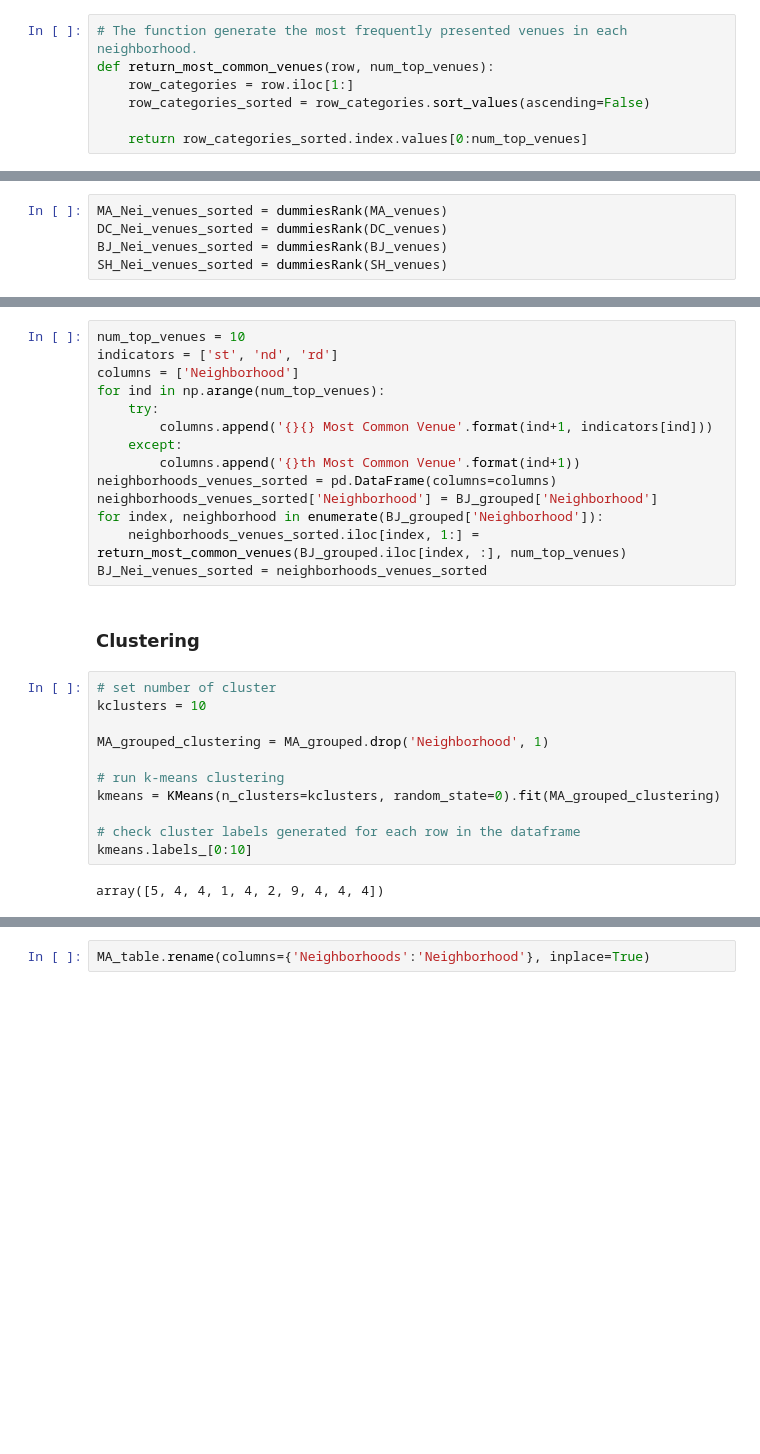
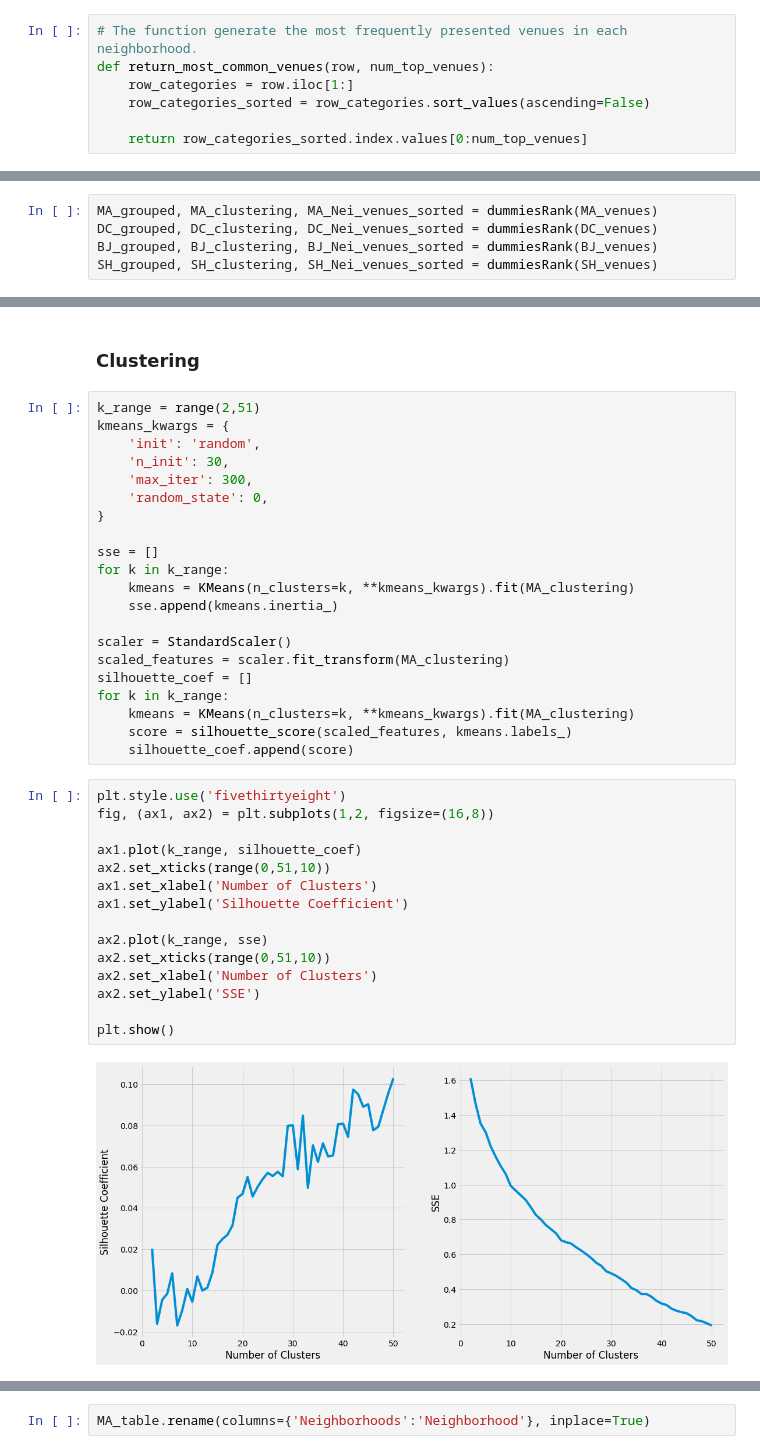
Before and after one commit to syzsyzsyzyzs/IBM_proj, a Jupyter notebook: Culture vs Function.ipynb, the cells around one changed output, grey strips where cells are left out. Drawn from its saved outputs; the diff is of its cells as text; blank space fills up the shorter version.

Commit message:
Just do the Elbow plot for MA

```diff
--- a/Culture vs Function.ipynb
+++ b/Culture vs Function.ipynb
@@ -587,5 +594,5 @@ def dummiesRank(venues_data, num_top_venues=10):
 # %%
-MA_Nei_venues_sorted = dummiesRank(MA_venues)
-DC_Nei_venues_sorted = dummiesRank(DC_venues)
-BJ_Nei_venues_sorted = dummiesRank(BJ_venues)
-SH_Nei_venues_sorted = dummiesRank(SH_venues)
+MA_grouped, MA_clustering, MA_Nei_venues_sorted = dummiesRank(MA_venues)
+DC_grouped, DC_clustering, DC_Nei_venues_sorted = dummiesRank(DC_venues)
+BJ_grouped, BJ_clustering, BJ_Nei_venues_sorted = dummiesRank(BJ_venues)
+SH_grouped, SH_clustering, SH_Nei_venues_sorted = dummiesRank(SH_venues)
@@ -678,29 +599,40 @@ SH_Nei_venues_sorted = neighborhoods_venues_sorted
-# %%
-num_top_venues = 10
-indicators = ['st', 'nd', 'rd']
-columns = ['Neighborhood']
-for ind in np.arange(num_top_venues):
-    try:
-        columns.append('{}{} Most Common Venue'.format(ind+1, indicators[ind]))
-    except:
-        columns.append('{}th Most Common Venue'.format(ind+1))
-neighborhoods_venues_sorted = pd.DataFrame(columns=columns)
-neighborhoods_venues_sorted['Neighborhood'] = BJ_grouped['Neighborhood']
-for index, neighborhood in enumerate(BJ_grouped['Neighborhood']):
-    neighborhoods_venues_sorted.iloc[index, 1:] = return_most_common_venues(BJ_grouped.iloc[index, :], num_top_venues)
-BJ_Nei_venues_sorted = neighborhoods_venues_sorted
 # %% [markdown]
 ### Clustering
-# %%
-# set number of cluster
-kclusters = 10
-
-MA_grouped_clustering = MA_grouped.drop('Neighborhood', 1)
-
-# run k-means clustering
-kmeans = KMeans(n_clusters=kclusters, random_state=0).fit(MA_grouped_clustering)
-
-# check cluster labels generated for each row in the dataframe
-kmeans.labels_[0:10]
-# %% [output]
-array([5, 4, 4, 1, 4, 2, 9, 4, 4, 4])
+# %%
+k_range = range(2,51)
+kmeans_kwargs = {
+    'init': 'random',
+    'n_init': 30,
+    'max_iter': 300,
+    'random_state': 0,
+}
+
+sse = []
+for k in k_range:
+    kmeans = KMeans(n_clusters=k, **kmeans_kwargs).fit(MA_clustering)
+    sse.append(kmeans.inertia_)
+
+scaler = StandardScaler()
+scaled_features = scaler.fit_transform(MA_clustering)
+silhouette_coef = []
+for k in k_range:
+    kmeans = KMeans(n_clusters=k, **kmeans_kwargs).fit(MA_clustering)
+    score = silhouette_score(scaled_features, kmeans.labels_)
+    silhouette_coef.append(score)
+# %%
+plt.style.use('fivethirtyeight')
+fig, (ax1, ax2) = plt.subplots(1,2, figsize=(16,8))
+
+ax1.plot(k_range, silhouette_coef)
+ax2.set_xticks(range(0,51,10))
+ax1.set_xlabel('Number of Clusters')
+ax1.set_ylabel('Silhouette Coefficient')
+
+ax2.plot(k_range, sse)
+ax2.set_xticks(range(0,51,10))
+ax2.set_xlabel('Number of Clusters')
+ax2.set_ylabel('SSE')
+
+plt.show()
+# %% [output]
+[figure, added]
```
Also changed, not shown: parts of 12 cells of this notebook.
